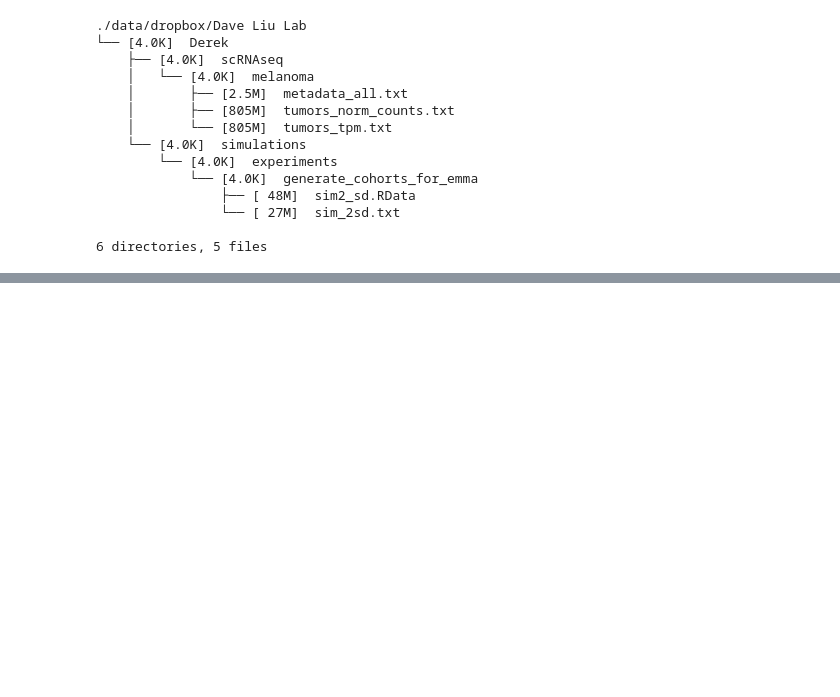
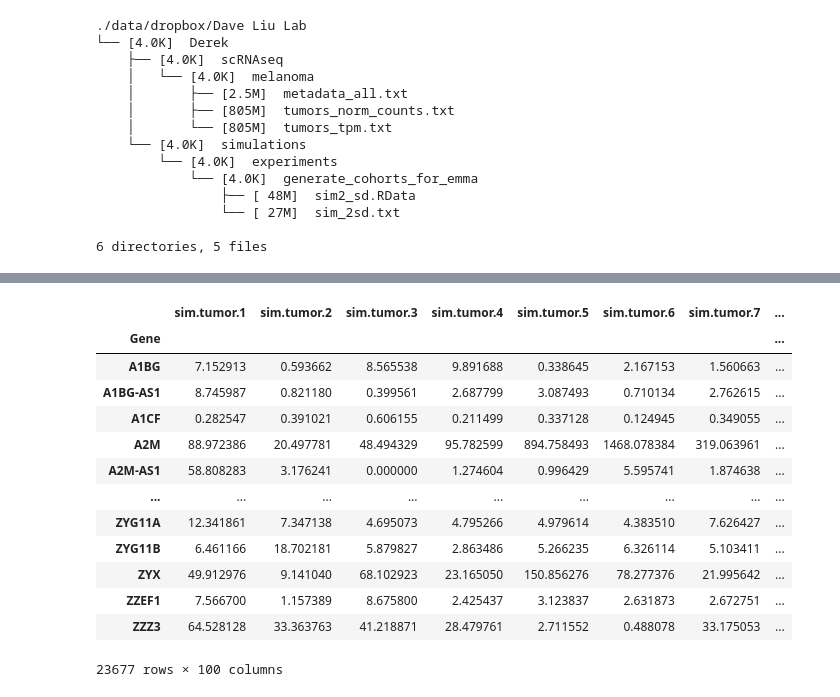
Before and after one commit to davidliu-lab/deconv, a Jupyter notebook: Load data from Derek's txt files.ipynb, the cells around one changed output, grey strips where cells are left out. Saved outputs shown, nothing was run; the diff lists cells and outputs as text; code cells hidden in the pictures; blank space fills up the shorter version.

```diff
--- a/Load data from Derek's txt files.ipynb
+++ b/Load data from Derek's txt files.ipynb
@@ -22,7 +143,21 @@ import pandas as pd
 # %%
-df_norm_counts = pd.read_csv(
-    filepath_or_buffer='./data/dropbox/Dave Liu Lab/Derek/scRNAseq/melanoma/tumors_norm_counts.txt',
-    nrows=1000,
+pd.read_csv(
+    './data/dropbox/Dave Liu Lab/Derek/simulations/experiments/cibersortx_sim_0.5sd.txt',
     sep='\t',
-    index_col=0
-)
+    index_col='Gene',
+).sort_index()
+# %% [output]
+|  | sim.tumor.1 | sim.tumor.2 | sim.tumor.3 | sim.tumor.4 | sim.tumor.5 | sim.tumor.6 | sim.tumor.7 | ... |
+| Gene |  |  |  |  |  |  |  | ... |
+| A1BG | 7.152913 | 0.593662 | 8.565538 | 9.891688 | 0.338645 | 2.167153 | 1.560663 | ... |
+| A1BG-AS1 | 8.745987 | 0.821180 | 0.399561 | 2.687799 | 3.087493 | 0.710134 | 2.762615 | ... |
+| A1CF | 0.282547 | 0.391021 | 0.606155 | 0.211499 | 0.337128 | 0.124945 | 0.349055 | ... |
+| A2M | 88.972386 | 20.497781 | 48.494329 | 95.782599 | 894.758493 | 1468.078384 | 319.063961 | ... |
+| A2M-AS1 | 58.808283 | 3.176241 | 0.000000 | 1.274604 | 0.996429 | 5.595741 | 1.874638 | ... |
+| ... | ... | ... | ... | ... | ... | ... | ... | ... |
+| ZYG11A | 12.341861 | 7.347138 | 4.695073 | 4.795266 | 4.979614 | 4.383510 | 7.626427 | ... |
+| ZYG11B | 6.461166 | 18.702181 | 5.879827 | 2.863486 | 5.266235 | 6.326114 | 5.103411 | ... |
+| ZYX | 49.912976 | 9.141040 | 68.102923 | 23.165050 | 150.856276 | 78.277376 | 21.995642 | ... |
+| ZZEF1 | 7.566700 | 1.157389 | 8.675800 | 2.425437 | 3.123837 | 2.631873 | 2.672751 | ... |
+| ZZZ3 | 64.528128 | 33.363763 | 41.218871 | 28.479761 | 2.711552 | 0.488078 | 33.175053 | ... |
+23677 rows × 100 columns
```
Also changed, not shown: parts of 20 cells of this notebook, 2 other files.
